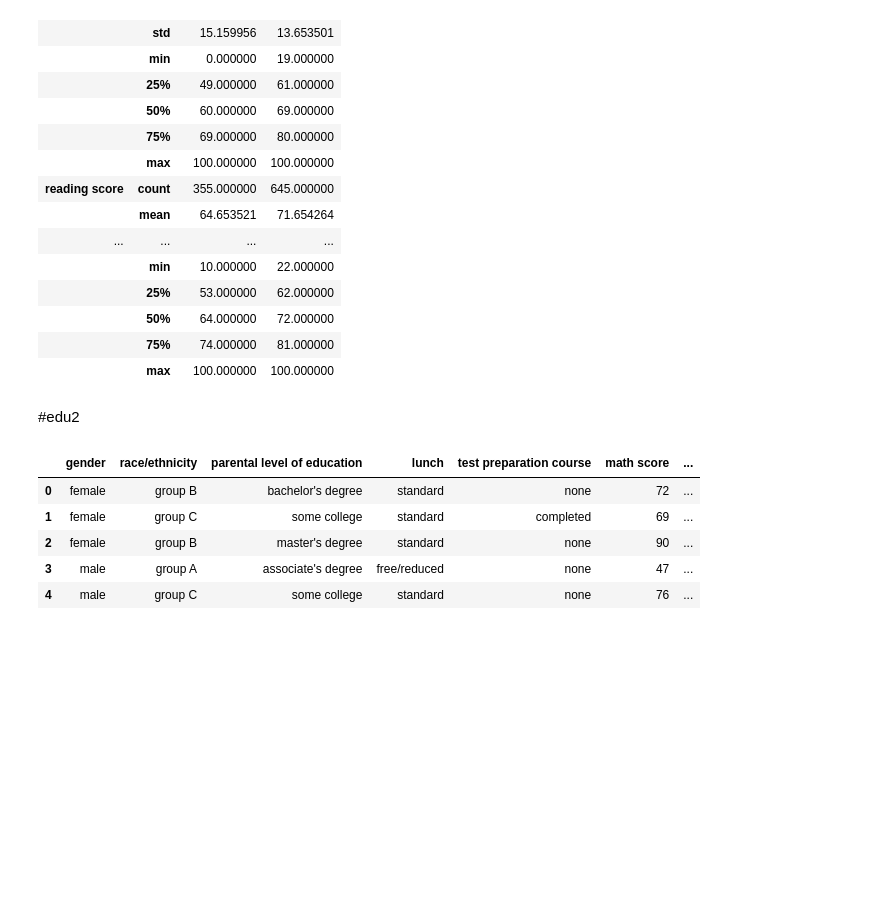
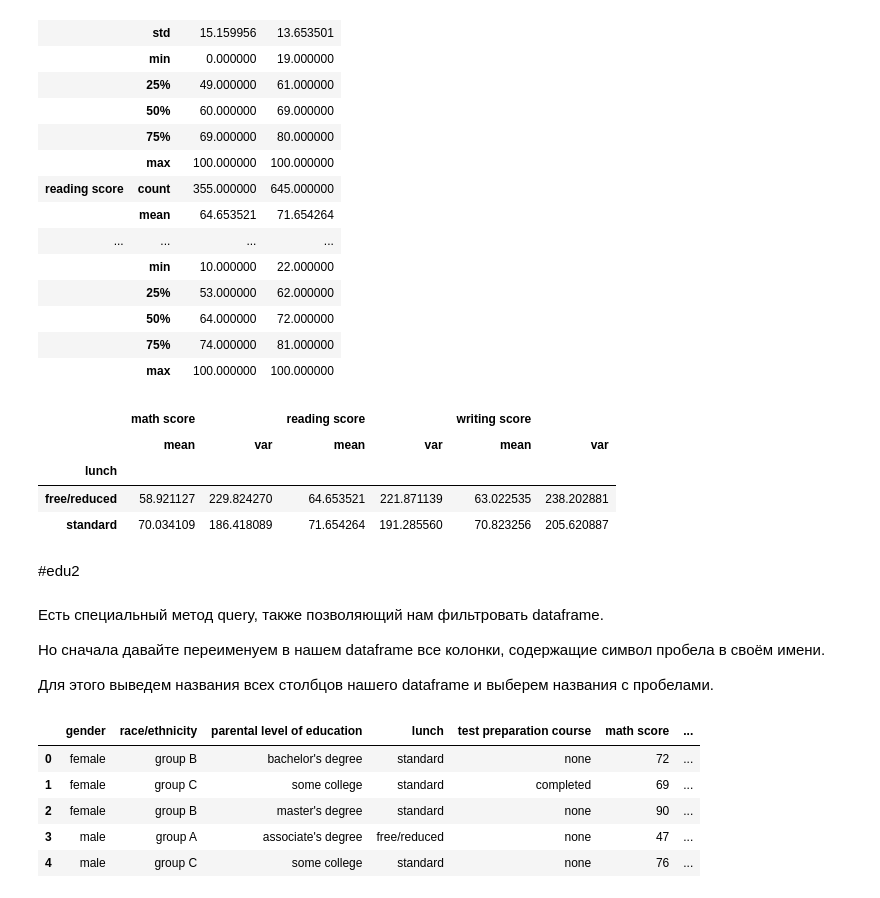
Before and after one commit to nedokormysh/Stepik_Karpov_ML, a Jupyter notebook: Stepik_filtration.ipynb, the cells around one changed output. Saved outputs shown, nothing was run; the diff lists cells and outputs as text; code cells hidden in the pictures; blank space fills up the shorter version.

```diff
--- a/Stepik_filtration.ipynb
+++ b/Stepik_filtration.ipynb
@@ -290,6 +406,20 @@ student_performance.groupby('lunch').describe().T
 |  | 50% | 64.000000 | 72.000000 |
 |  | 75% | 74.000000 | 81.000000 |
 |  | max | 100.000000 | 100.000000 |
+# %%
+students_performance.groupby('lunch').agg(['mean', 'var'])
+# %% [output]
+|  | math score |  | reading score |  | writing score |  |
+|  | mean | var | mean | var | mean | var |
+| lunch |  |  |  |  |  |  |
+| free/reduced | 58.921127 | 229.824270 | 64.653521 | 221.871139 | 63.022535 | 238.202881 |
+| standard | 70.034109 | 186.418089 | 71.654264 | 191.285560 | 70.823256 | 205.620887 |
 # %% [markdown]
 #edu2
+# %% [markdown]
+Есть специальный метод query, также позволяющий нам фильтровать dataframe.
+
+Но сначала давайте переименуем в нашем dataframe все колонки, содержащие символ пробела в своём имени.
+
+Для этого выведем названия всех столбцов нашего dataframe и выберем названия с пробелами.
 # %%
```
Also changed, not shown: parts of 87 cells of this notebook.
